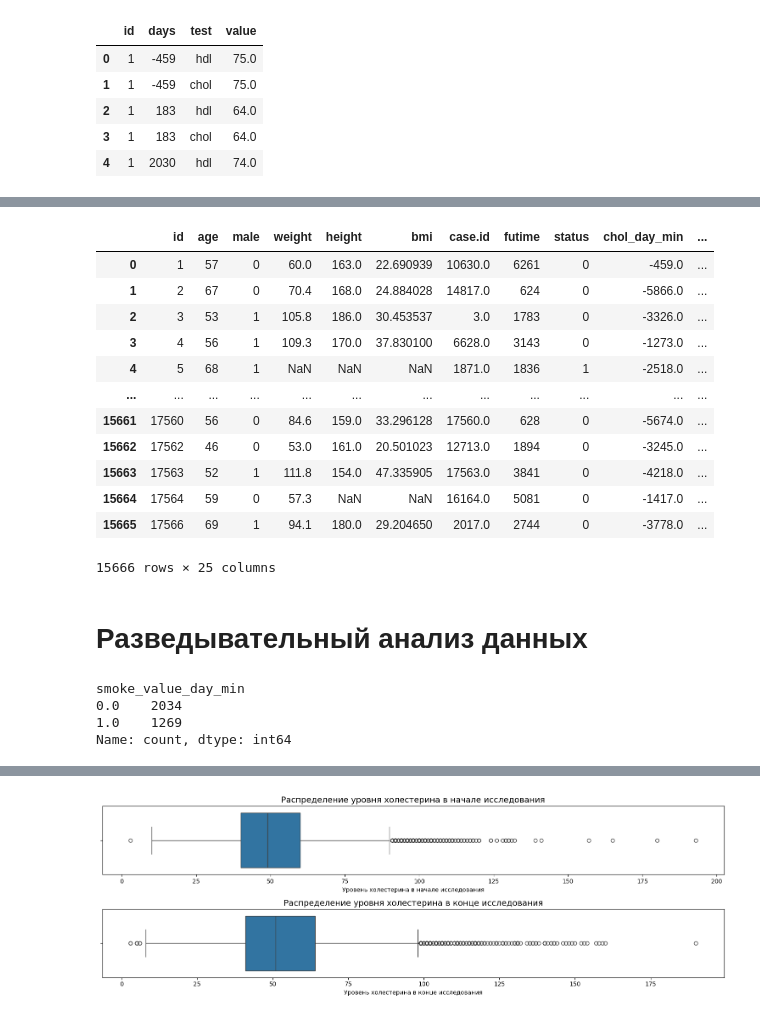
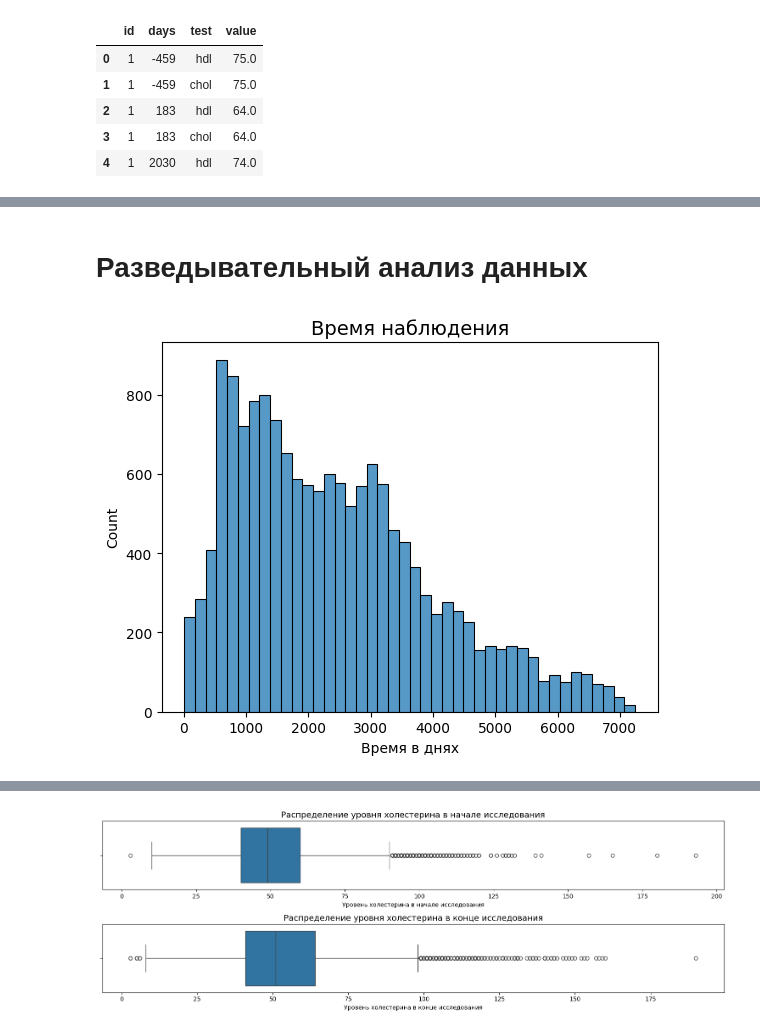
Before and after one commit to plitorak/NAFLD, a Jupyter notebook: main.ipynb, the cells around one changed output, grey strips where cells are left out. Cells and saved outputs as stored; diff of their text form; code cells hidden in the pictures.

```diff
--- a/main.ipynb
+++ b/main.ipynb
@@ -487,25 +440,11 @@ general_df = nafld_1.merge(nafld, on='id', how='right')
 # %%
-general_df
+# Объединим два датасета
+general_df = nafld_1.merge(nafld, on='id', how='right')
-# %% [output]
-|  | id | age | male | weight | height | bmi | case.id | futime | status | chol_day_min | ... |
-| 0 | 1 | 57 | 0 | 60.0 | 163.0 | 22.690939 | 10630.0 | 6261 | 0 | -459.0 | ... |
-| 1 | 2 | 67 | 0 | 70.4 | 168.0 | 24.884028 | 14817.0 | 624 | 0 | -5866.0 | ... |
-| 2 | 3 | 53 | 1 | 105.8 | 186.0 | 30.453537 | 3.0 | 1783 | 0 | -3326.0 | ... |
-| 3 | 4 | 56 | 1 | 109.3 | 170.0 | 37.830100 | 6628.0 | 3143 | 0 | -1273.0 | ... |
-| 4 | 5 | 68 | 1 | NaN | NaN | NaN | 1871.0 | 1836 | 1 | -2518.0 | ... |
-| ... | ... | ... | ... | ... | ... | ... | ... | ... | ... | ... | ... |
-| 15661 | 17560 | 56 | 0 | 84.6 | 159.0 | 33.296128 | 17560.0 | 628 | 0 | -5674.0 | ... |
-| 15662 | 17562 | 46 | 0 | 53.0 | 161.0 | 20.501023 | 12713.0 | 1894 | 0 | -3245.0 | ... |
-| 15663 | 17563 | 52 | 1 | 111.8 | 154.0 | 47.335905 | 17563.0 | 3841 | 0 | -4218.0 | ... |
-| 15664 | 17564 | 59 | 0 | 57.3 | NaN | NaN | 16164.0 | 5081 | 0 | -1417.0 | ... |
-| 15665 | 17566 | 69 | 1 | 94.1 | 180.0 | 29.204650 | 2017.0 | 2744 | 0 | -3778.0 | ... |
-15666 rows × 25 columns
-# %% [markdown]
-# Разведывательный анализ данных
-# %%
-nafld['smoke_value_day_min'].value_counts()
-# %% [output]
-smoke_value_day_min
-0.0    2034
-1.0    1269
-Name: count, dtype: int64
+# %% [markdown]
+# Разведывательный анализ данных
+# %%
+histplot = sns.histplot(data=general_df, x='futime');
+histplot.set_title('Время наблюдения', fontsize=14);
+histplot.set_xlabel('Время в днях', fontsize=10);
+# %% [output]
+[figure, added]
```
Also changed, not shown: parts of 35 cells of this notebook.
